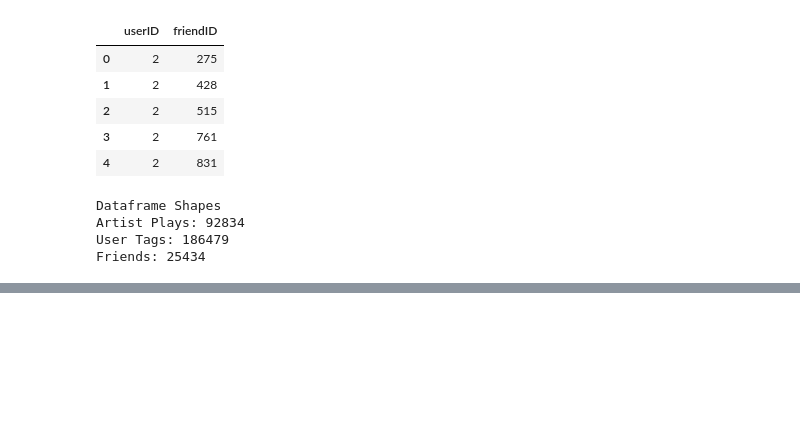
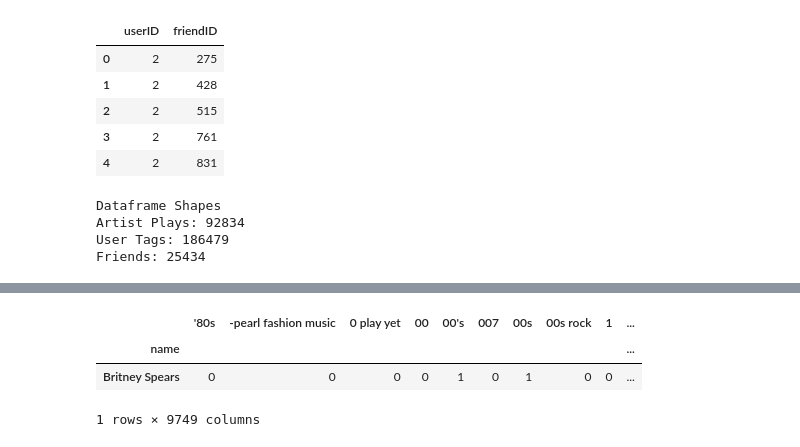
Before and after one commit to cipher813/recommender_system, a Jupyter notebook: notebooks/LastFM_Recommender_DataCleaning.ipynb, the cells around one changed output, grey strips where cells are left out. Saved outputs shown, nothing was run; the diff lists cells and outputs as text; code cells hidden in the pictures; blank space fills up the shorter version.

```diff
--- a/notebooks/LastFM_Recommender_DataCleaning.ipynb
+++ b/notebooks/LastFM_Recommender_DataCleaning.ipynb
@@ -146,0 +178,7 @@ artist_plays.to_csv('../data/recsys_plays.csv', index=False)
+# %%
+ut6[ut6.index=='Britney Spears']
+# %% [output]
+|  | '80s | -pearl fashion music | 0 play yet | 00 | 00's | 007 | 00s | 00s rock | 1 | ... |
+| name |  |  |  |  |  |  |  |  |  | ... |
+| Britney Spears | 0 | 0 | 0 | 0 | 1 | 0 | 1 | 0 | 0 | ... |
+1 rows × 9749 columns
```
Also changed, not shown: parts of 19 cells of this notebook.
